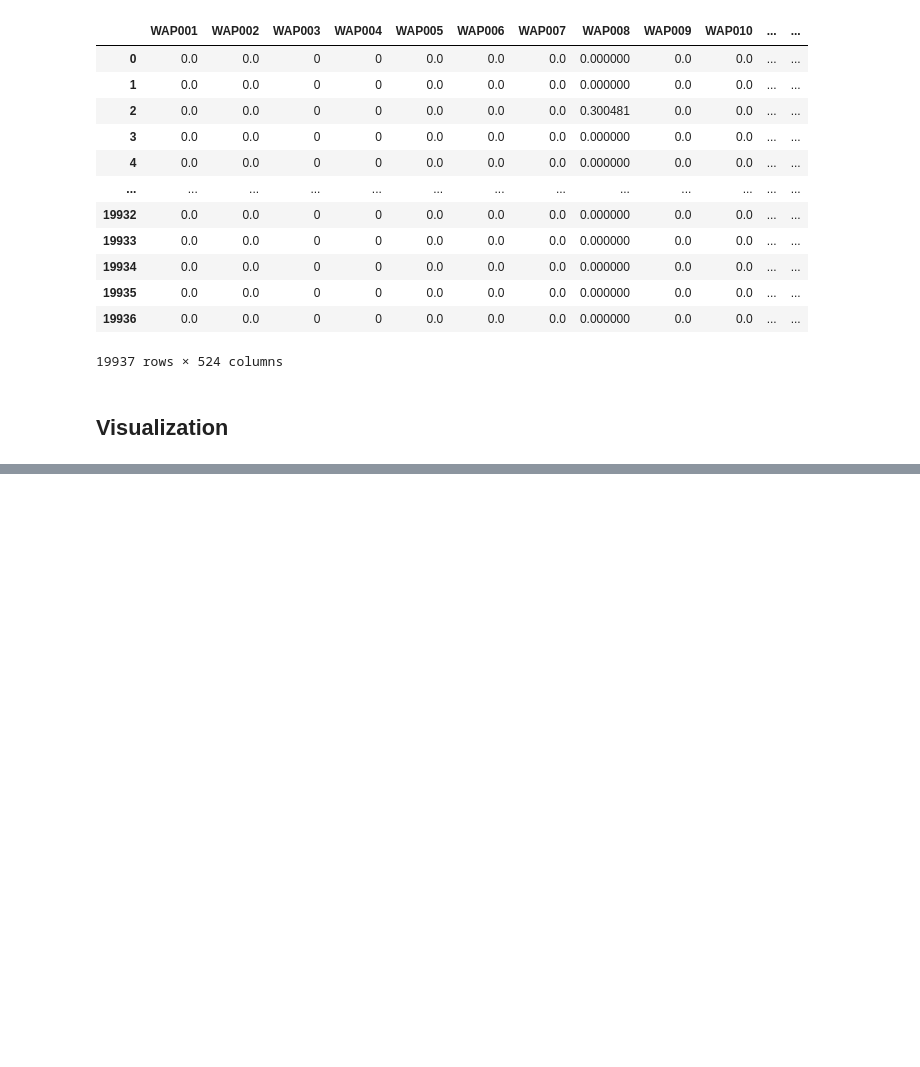
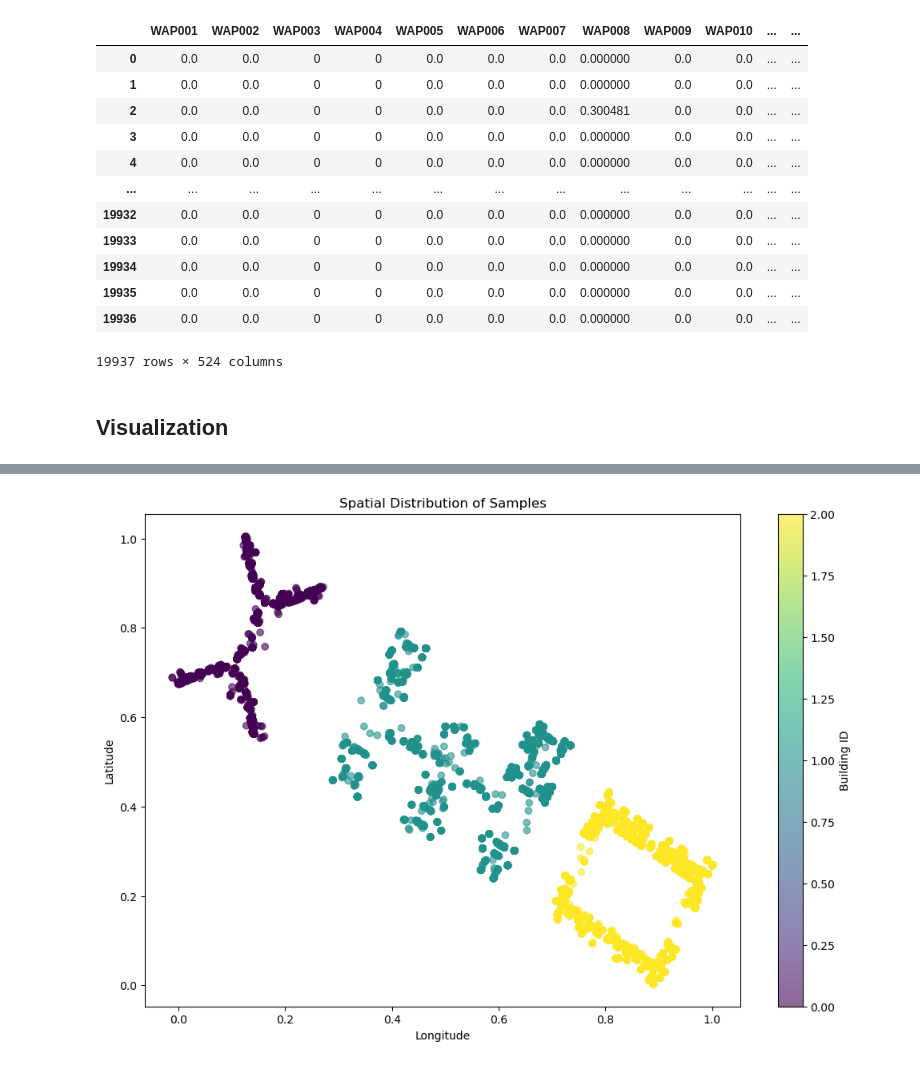
Before and after one commit to SaraAlameen82/MLProject, a Jupyter notebook: ML_project.ipynb, the cells around one changed output, grey strips where cells are left out. Cells and saved outputs as stored; diff of their text form; code cells hidden in the pictures; blank space fills up the shorter version.

```diff
--- a/ML_project.ipynb
+++ b/ML_project.ipynb
@@ -317,0 +353,11 @@ train_df
+# %%
+# Scatter plot of LONGITUDE vs LATITUDE
+plt.figure(figsize=(12, 8))
+scatter = plt.scatter(df['LONGITUDE'], df['LATITUDE'], c=df['BUILDINGID'], cmap='viridis', alpha=0.6)
+plt.colorbar(scatter, label='Building ID')
+plt.title('Spatial Distribution of Samples')
+plt.xlabel('Longitude')
+plt.ylabel('Latitude')
+plt.show()
+# %% [output]
+[figure, added]
```
Also changed, not shown: parts of 4 cells of this notebook.
